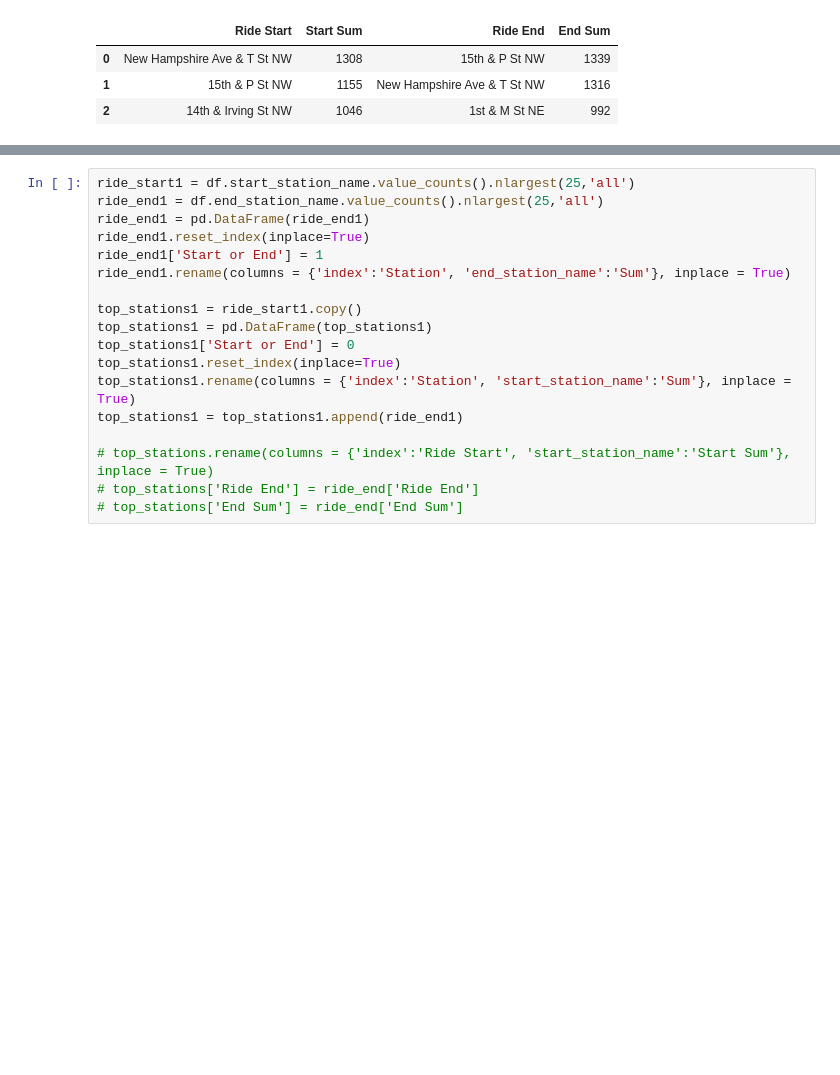
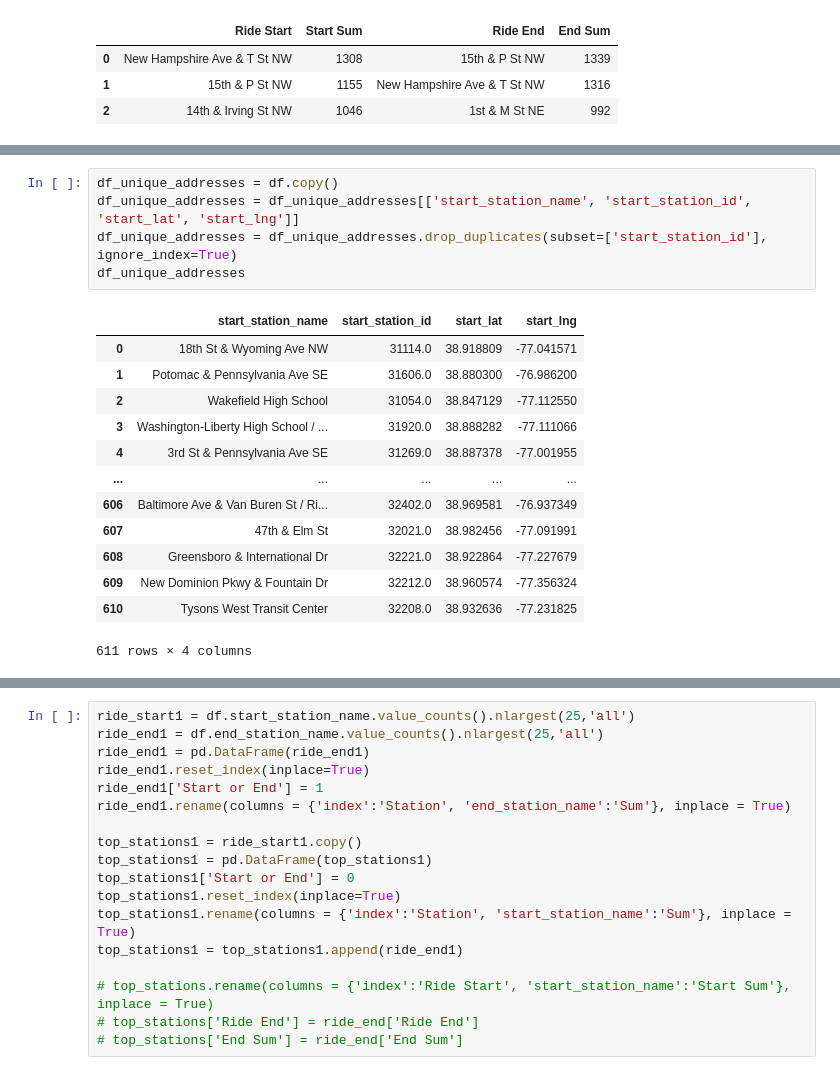
Before and after one commit to DJ1070/Bike-Sharing, a Jupyter notebook: e-mail2.ipynb, the cells around one changed output, grey strips where cells are left out. Cells and saved outputs as stored; diff of their text form; blank space fills up the shorter version.

```diff
--- a/e-mail2.ipynb
+++ b/e-mail2.ipynb
@@ -83,4 +81,23 @@ df.head(3)
 | 0 | C04E20007D039277 | docked_bike | 2020-12-02 09:10:36 | 2020-12-02 09:24:12 | 18th St & Wyoming Ave NW | 31114.0 | 18th St & Pennsylvania Ave NW | ... |
 | 1 | A488C0D9F4761D06 | classic_bike | 2020-12-31 12:46:29 | 2020-12-31 14:01:07 | Potomac & Pennsylvania Ave SE | 31606.0 | 17th St & Independence Ave SW | ... |
 | 2 | 9E7E97A927A85552 | classic_bike | 2020-12-31 12:47:03 | 2020-12-31 14:01:04 | Potomac & Pennsylvania Ave SE | 31606.0 | 17th St & Independence Ave SW | ... |
+# %%
+df_unique_addresses = df.copy()
+df_unique_addresses = df_unique_addresses[['start_station_name', 'start_station_id', 'start_lat', 'start_lng']]
+df_unique_addresses = df_unique_addresses.drop_duplicates(subset=['start_station_id'], ignore_index=True)
+df_unique_addresses
+# %% [output]
+|  | start_station_name | start_station_id | start_lat | start_lng |
+| 0 | 18th St & Wyoming Ave NW | 31114.0 | 38.918809 | -77.041571 |
+| 1 | Potomac & Pennsylvania Ave SE | 31606.0 | 38.880300 | -76.986200 |
+| 2 | Wakefield High School | 31054.0 | 38.847129 | -77.112550 |
+| 3 | Washington-Liberty High School / ... | 31920.0 | 38.888282 | -77.111066 |
+| 4 | 3rd St & Pennsylvania Ave SE | 31269.0 | 38.887378 | -77.001955 |
+| ... | ... | ... | ... | ... |
+| 606 | Baltimore Ave & Van Buren St / Ri... | 32402.0 | 38.969581 | -76.937349 |
+| 607 | 47th & Elm St | 32021.0 | 38.982456 | -77.091991 |
+| 608 | Greensboro & International Dr | 32221.0 | 38.922864 | -77.227679 |
+| 609 | New Dominion Pkwy & Fountain Dr | 32212.0 | 38.960574 | -77.356324 |
+| 610 | Tysons West Transit Center | 32208.0 | 38.932636 | -77.231825 |
+611 rows × 4 columns
 # %%
```
Also changed, not shown: parts of 21 cells of this notebook.
